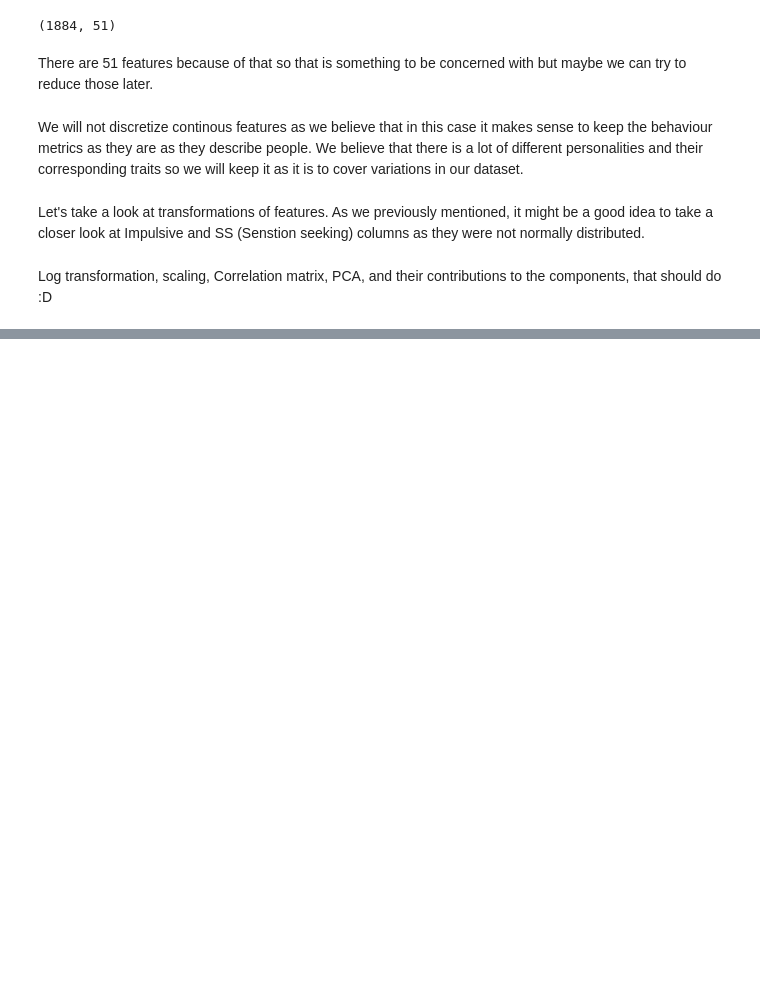
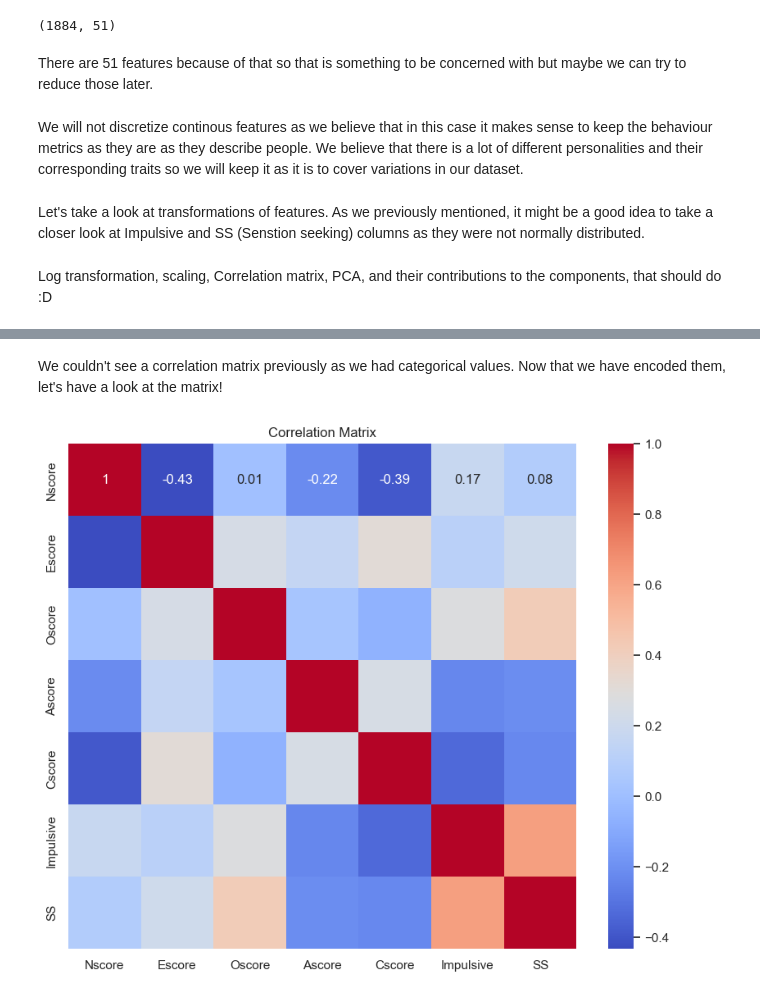
Before and after one commit to maksio420/ML, a Jupyter notebook: 7-final-drugs-anal/7. Final Group Project.ipynb, the cells around one changed output, grey strips where cells are left out. Saved outputs shown, nothing was run; the diff lists cells and outputs as text; code cells hidden in the pictures; blank space fills up the shorter version.

```diff
--- a/7-final-drugs-anal/7. Final Group Project.ipynb
+++ b/7-final-drugs-anal/7. Final Group Project.ipynb
@@ -1233,0 +1297,4 @@ Log transformation, scaling, Correlation matrix, PCA, and their contributions to
+# %%
+scaled_encoded_df = encoded_df.copy()
+scaled_encoded_df[continous_columns] = scaled_df
+scaled_encoded_df.head()
@@ -1233,0 +1308,10 @@ Log transformation, scaling, Correlation matrix, PCA, and their contributions to
+# %% [markdown]
+We couldn't see a correlation matrix previously as we had categorical values. Now that we have encoded them, let's have a look at the matrix!
+# %%
+import seaborn as sns
+plt.figure(figsize=(10, 8))
+sns.heatmap(scaled_encoded_df[continous_columns].corr(), annot=True, cmap='coolwarm')
+plt.title('Correlation Matrix')
+plt.show()
+# %% [output]
+[figure, added]
```
Also changed, not shown: parts of 7 cells of this notebook.
